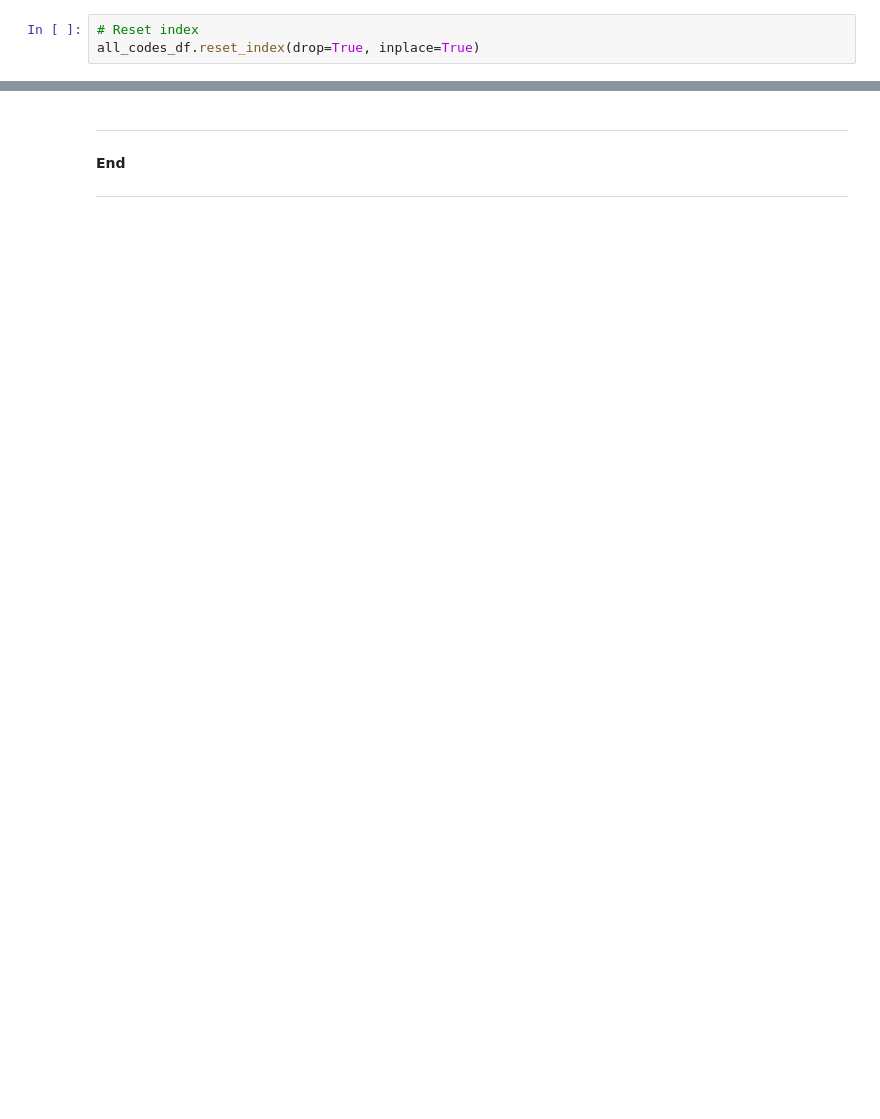
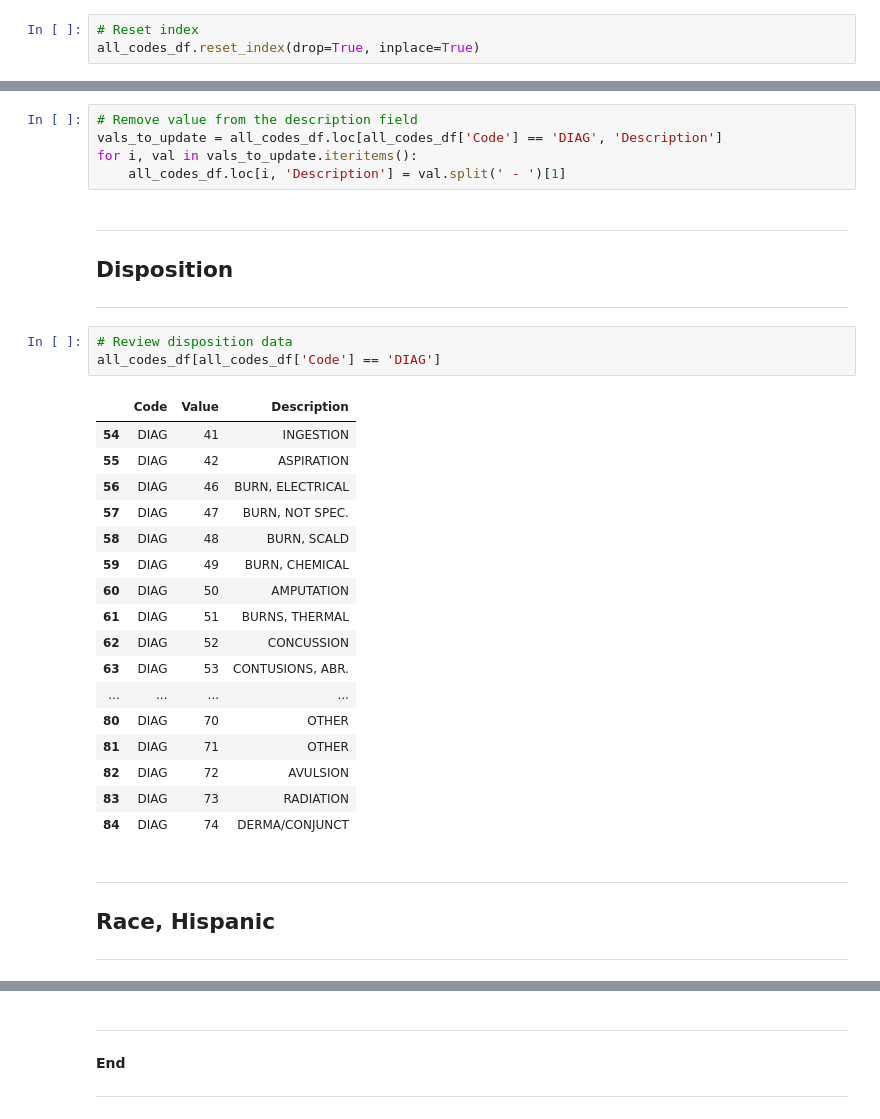
Before and after one commit to tamimcm416/product_injury, a Jupyter notebook: notebooks/DataPrepCodes.ipynb, the cells around one changed output, grey strips where cells are left out. Drawn from its saved outputs; the diff is of its cells as text; blank space fills up the shorter version.

```diff
--- a/notebooks/DataPrepCodes.ipynb
+++ b/notebooks/DataPrepCodes.ipynb
@@ -380,0 +364,34 @@ std_codes_df.to_excel('../Data/Standard Codes.xlsx', index=False)
+# %%
+# Remove value from the description field
+vals_to_update = all_codes_df.loc[all_codes_df['Code'] == 'DIAG', 'Description']
+for i, val in vals_to_update.iteritems():
+    all_codes_df.loc[i, 'Description'] = val.split(' - ')[1]
+# %% [markdown]
+***
+## Disposition
+***
+# %%
+# Review disposition data
+all_codes_df[all_codes_df['Code'] == 'DIAG']
+# %% [output]
+|  | Code | Value | Description |
+| 54 | DIAG | 41 | INGESTION |
+| 55 | DIAG | 42 | ASPIRATION |
+| 56 | DIAG | 46 | BURN, ELECTRICAL |
+| 57 | DIAG | 47 | BURN, NOT SPEC. |
+| 58 | DIAG | 48 | BURN, SCALD |
+| 59 | DIAG | 49 | BURN, CHEMICAL |
+| 60 | DIAG | 50 | AMPUTATION |
+| 61 | DIAG | 51 | BURNS, THERMAL |
+| 62 | DIAG | 52 | CONCUSSION |
+| 63 | DIAG | 53 | CONTUSIONS, ABR. |
+| ... | ... | ... | ... |
+| 80 | DIAG | 70 | OTHER |
+| 81 | DIAG | 71 | OTHER |
+| 82 | DIAG | 72 | AVULSION |
+| 83 | DIAG | 73 | RADIATION |
+| 84 | DIAG | 74 | DERMA/CONJUNCT |
+# %% [markdown]
+***
+## Race, Hispanic
+***
```
Also changed, not shown: parts of 102 cells of this notebook.
